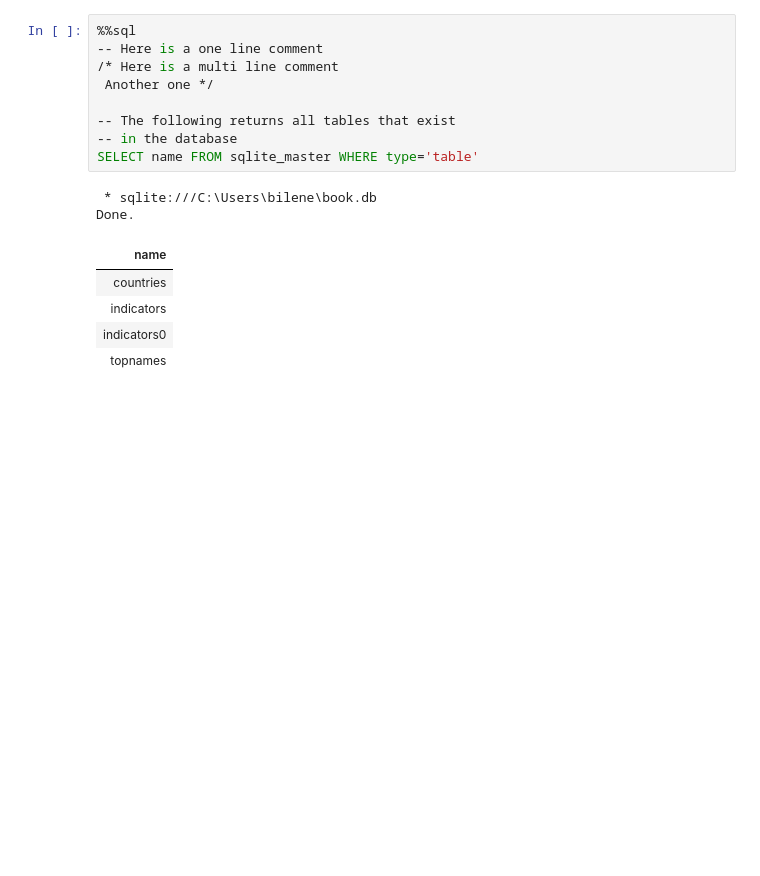
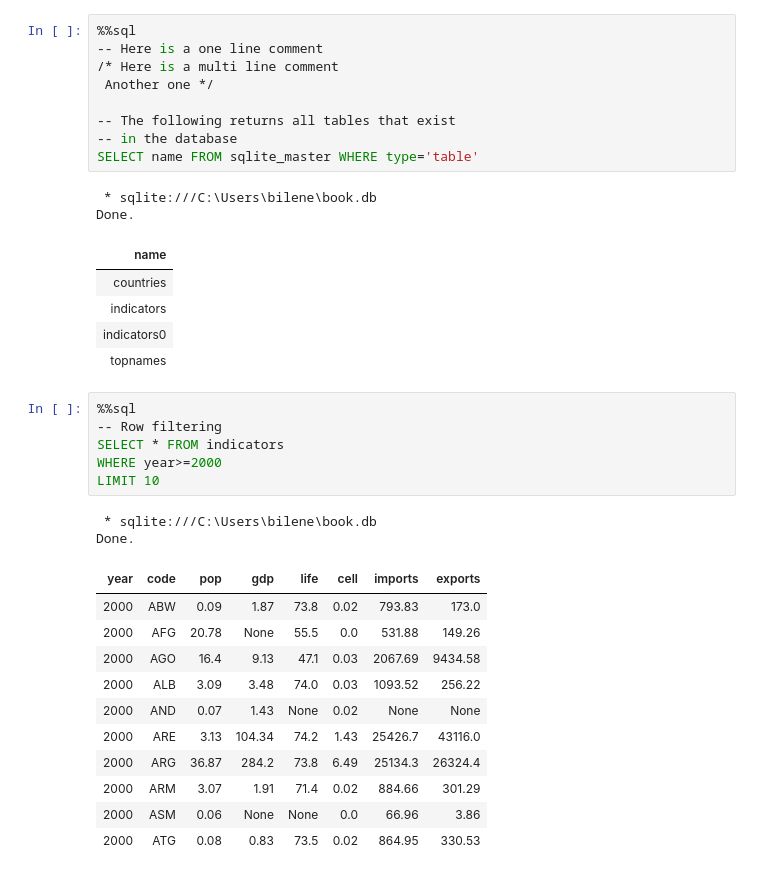
Before and after one commit to ernbilen/Data200_Spring23, a Jupyter notebook: notes/inclass/sql-intro.ipynb, the cells around one changed output. Drawn from its saved outputs; the diff is of its cells as text; blank space fills up the shorter version.

```diff
--- a/notes/inclass/sql-intro.ipynb
+++ b/notes/inclass/sql-intro.ipynb
@@ -124,3 +124,23 @@ Done.
 | indicators |
 | indicators0 |
 | topnames |
+# %%
+%%sql
+-- Row filtering
+SELECT * FROM indicators
+WHERE year>=2000
+LIMIT 10
+# %% [output]
+ * sqlite:///C:\Users\bilene\book.db
+Done.
+| year | code | pop | gdp | life | cell | imports | exports |
+| 2000 | ABW | 0.09 | 1.87 | 73.8 | 0.02 | 793.83 | 173.0 |
+| 2000 | AFG | 20.78 | None | 55.5 | 0.0 | 531.88 | 149.26 |
+| 2000 | AGO | 16.4 | 9.13 | 47.1 | 0.03 | 2067.69 | 9434.58 |
+| 2000 | ALB | 3.09 | 3.48 | 74.0 | 0.03 | 1093.52 | 256.22 |
+| 2000 | AND | 0.07 | 1.43 | None | 0.02 | None | None |
+| 2000 | ARE | 3.13 | 104.34 | 74.2 | 1.43 | 25426.7 | 43116.0 |
+| 2000 | ARG | 36.87 | 284.2 | 73.8 | 6.49 | 25134.3 | 26324.4 |
+| 2000 | ARM | 3.07 | 1.91 | 71.4 | 0.02 | 884.66 | 301.29 |
+| 2000 | ASM | 0.06 | None | None | 0.0 | 66.96 | 3.86 |
+| 2000 | ATG | 0.08 | 0.83 | 73.5 | 0.02 | 864.95 | 330.53 |
```
Also changed, not shown: parts of 21 cells of this notebook.
